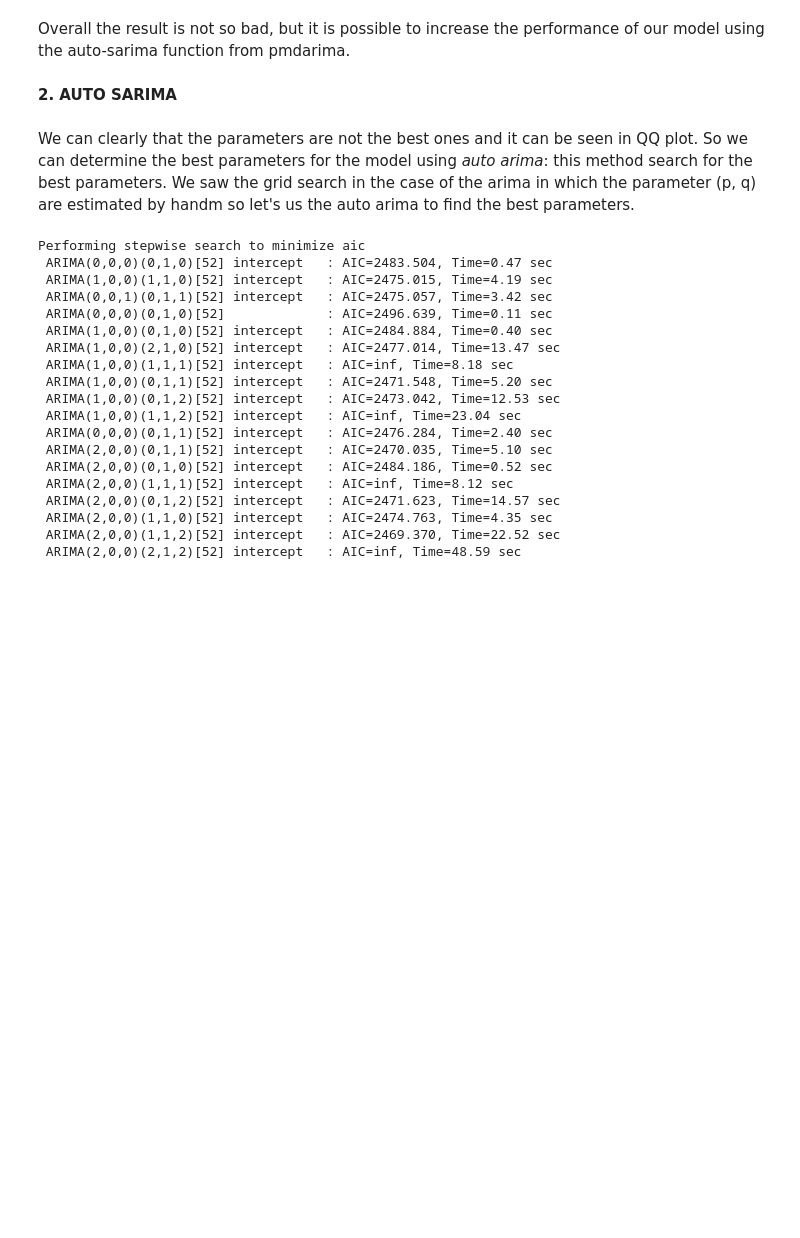
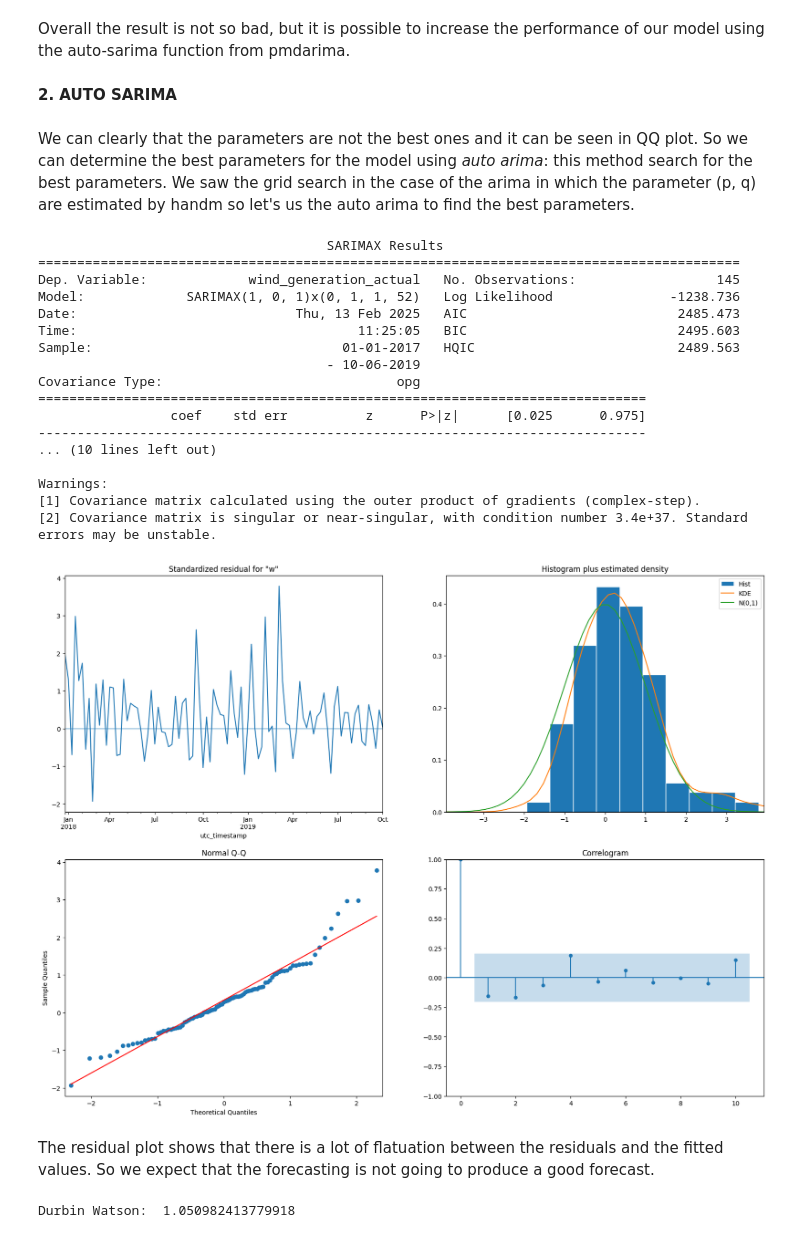
Before and after one commit to IsabellaPodavini/Statistical_Models, a Jupyter notebook: project.ipynb, the cells around one changed output. Cells and saved outputs as stored; diff of their text form; code cells hidden in the pictures; blank space fills up the shorter version.

```diff
--- a/project.ipynb
+++ b/project.ipynb
@@ -614,36 +612,52 @@ Overall the result is not so bad, but it is possible to increase the performance
 # %% [markdown]
 We can clearly that the parameters are not the best ones and it can be seen in QQ plot. So we can determine the best parameters for the model using *auto arima*: this method search for the best parameters. We saw the grid search in the case of the arima in which the parameter (p, q) are estimated by handm so let's us the auto arima to find the best parameters.
 # %%
-from pmdarima import auto_arima
-arima_model = auto_arima(data_train, start_p=0, start_q=0, d=0,
-                         max_p=3, max_q=3, m=52,
-                         start_P=0, start_Q=0, max_P=3, max_Q=3, D=1, seasonal=True,
-                         trace=True, information_criterion='aic',
-                         error_action='ignore',
-                         suppress_warnings=True,
-                         n_jobs=4,
-                         stepwise=True)
+#from pmdarima import auto_arima
+#arima_model = auto_arima(data_train, start_p=0, start_q=0, d=0,
+#                         max_p=3, max_q=3, m=52,
+#                         start_P=0, start_Q=0, max_P=3, max_Q=3, D=1, seasonal=True,
+#                         trace=True, information_criterion='aic',
+#                         error_action='ignore',
+#                         suppress_warnings=True,
+#                         n_jobs=4,
+#                         stepwise=True)
+
+#ARIMA(1,0,1)(0,1,1)[52]
-# %% [output]
-Performing stepwise search to minimize aic
- ARIMA(0,0,0)(0,1,0)[52] intercept   : AIC=2483.504, Time=0.47 sec
- ARIMA(1,0,0)(1,1,0)[52] intercept   : AIC=2475.015, Time=4.19 sec
- ARIMA(0,0,1)(0,1,1)[52] intercept   : AIC=2475.057, Time=3.42 sec
- ARIMA(0,0,0)(0,1,0)[52]             : AIC=2496.639, Time=0.11 sec
- ARIMA(1,0,0)(0,1,0)[52] intercept   : AIC=2484.884, Time=0.40 sec
- ARIMA(1,0,0)(2,1,0)[52] intercept   : AIC=2477.014, Time=13.47 sec
- ARIMA(1,0,0)(1,1,1)[52] intercept   : AIC=inf, Time=8.18 sec
- ARIMA(1,0,0)(0,1,1)[52] intercept   : AIC=2471.548, Time=5.20 sec
- ARIMA(1,0,0)(0,1,2)[52] intercept   : AIC=2473.042, Time=12.53 sec
- ARIMA(1,0,0)(1,1,2)[52] intercept   : AIC=inf, Time=23.04 sec
- ARIMA(0,0,0)(0,1,1)[52] intercept   : AIC=2476.284, Time=2.40 sec
- ARIMA(2,0,0)(0,1,1)[52] intercept   : AIC=2470.035, Time=5.10 sec
- ARIMA(2,0,0)(0,1,0)[52] intercept   : AIC=2484.186, Time=0.52 sec
- ARIMA(2,0,0)(1,1,1)[52] intercept   : AIC=inf, Time=8.12 sec
- ARIMA(2,0,0)(0,1,2)[52] intercept   : AIC=2471.623, Time=14.57 sec
- ARIMA(2,0,0)(1,1,0)[52] intercept   : AIC=2474.763, Time=4.35 sec
- ARIMA(2,0,0)(1,1,2)[52] intercept   : AIC=2469.370, Time=22.52 sec
- ARIMA(2,0,0)(2,1,2)[52] intercept   : AIC=inf, Time=48.59 sec
 # %%
 (p, d, q) = (1, 0, 1)
 (P, D, Q) = (0, 1, 1)
 S = 52
+# %%
+#Create the model
+model = SARIMAX(data_train, order=(p, d, q), seasonal_order=(P, D, Q, S), enforce_invertibility=False)
+
+#Fit
+result_auto_Sarima = model.fit(disp=False)
+# %%
+print(result_auto_Sarima.summary())
+result_auto_Sarima.plot_diagnostics(figsize=(20,15));
+# %% [output]
+                                     SARIMAX Results
+==========================================================================================
+Dep. Variable:             wind_generation_actual   No. Observations:                  145
+Model:             SARIMAX(1, 0, 1)x(0, 1, 1, 52)   Log Likelihood               -1238.736
+Date:                            Thu, 13 Feb 2025   AIC                           2485.473
+Time:                                    11:25:05   BIC                           2495.603
+Sample:                                01-01-2017   HQIC                          2489.563
+                                     - 10-06-2019
+Covariance Type:                              opg
+==============================================================================
+                 coef    std err          z      P>|z|      [0.025      0.975]
+------------------------------------------------------------------------------
+... (10 lines left out)
+
+Warnings:
+[1] Covariance matrix calculated using the outer product of gradients (complex-step).
+[2] Covariance matrix is singular or near-singular, with condition number 3.4e+37. Standard errors may be unstable.
+[figure, added]
+# %% [markdown]
+The residual plot shows that there is a lot of flatuation between the residuals and the fitted values. So we expect that the forecasting is not going to produce a good forecast.
+# %%
+print('Durbin Watson: ', durbin_watson(result_auto_Sarima.resid))
+# %% [output]
+Durbin Watson:  1.050982413779918
```
Also changed, not shown: parts of 48 cells of this notebook.
